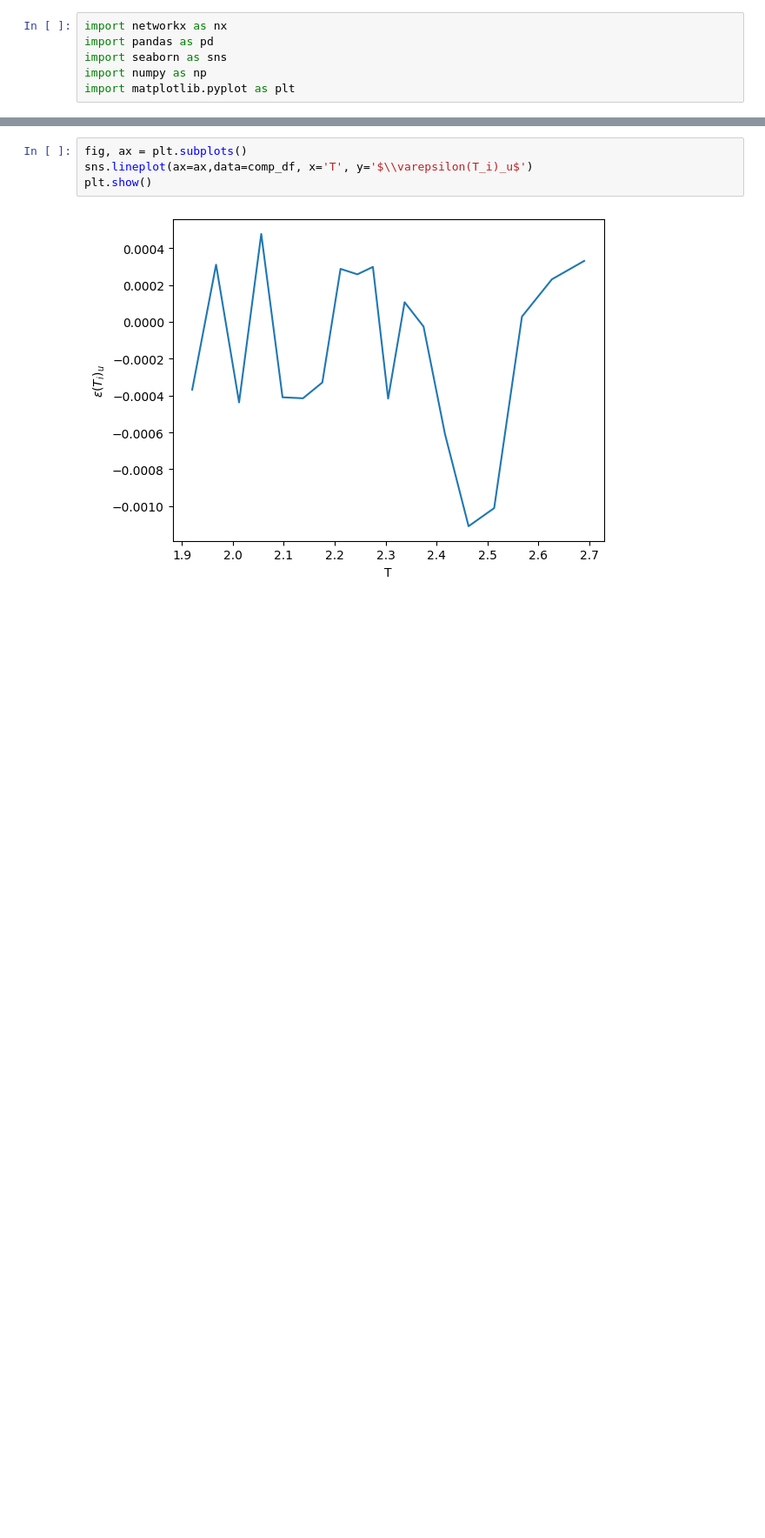
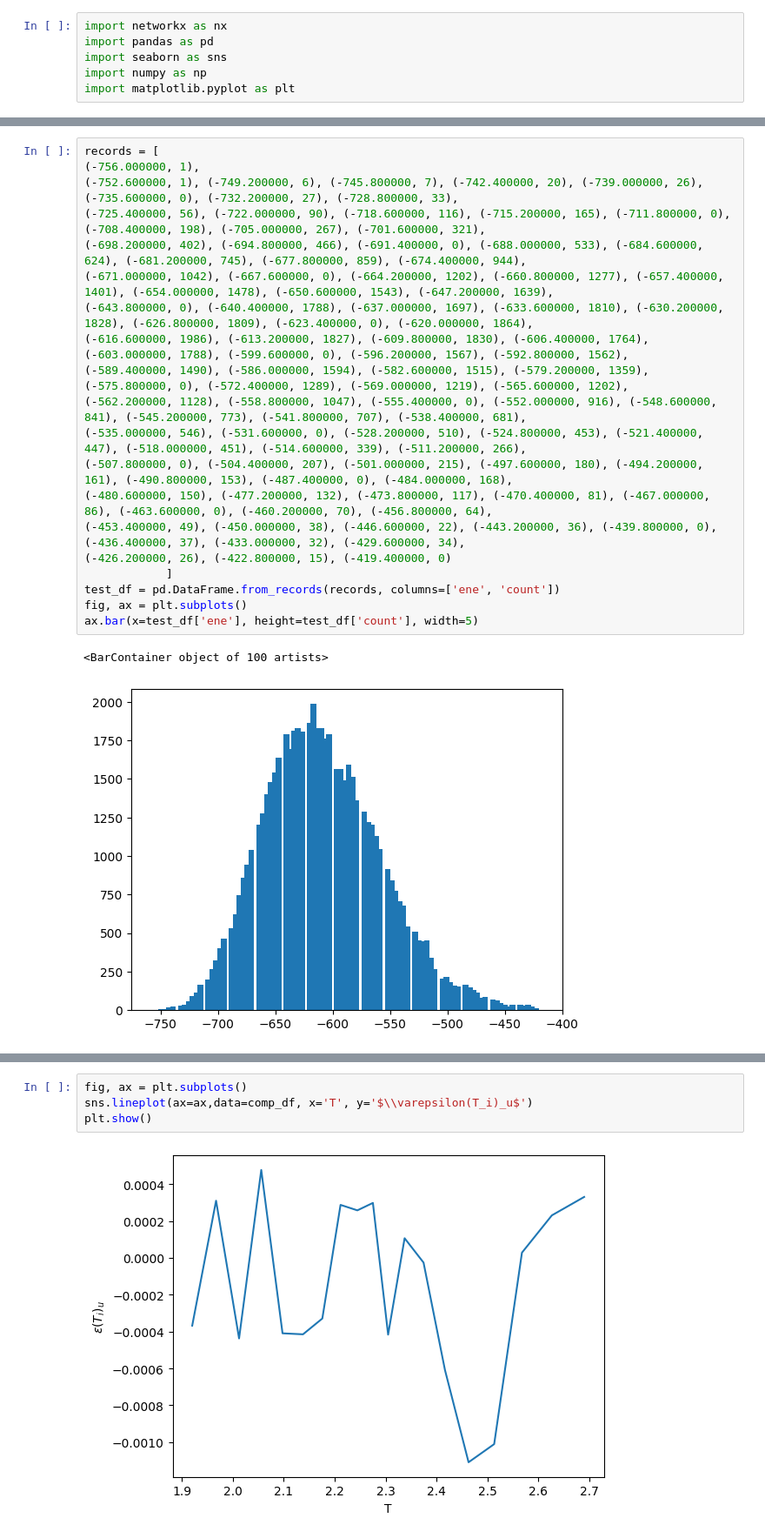
Before and after one commit to mxburns2022/PT-ICM, a Jupyter notebook: notebooks/scratch.ipynb, the cells around one changed output, grey strips where cells are left out. Shown at 87% size. Saved outputs shown, nothing was run; the diff lists cells and outputs as text; blank space fills up the shorter version.

```diff
--- a/notebooks/scratch.ipynb
+++ b/notebooks/scratch.ipynb
@@ -6,0 +17,23 @@ import matplotlib.pyplot as plt
+# %%
+records = [
+(-756.000000, 1),
+(-752.600000, 1), (-749.200000, 6), (-745.800000, 7), (-742.400000, 20), (-739.000000, 26), (-735.600000, 0), (-732.200000, 27), (-728.800000, 33),
+(-725.400000, 56), (-722.000000, 90), (-718.600000, 116), (-715.200000, 165), (-711.800000, 0), (-708.400000, 198), (-705.000000, 267), (-701.600000, 321),
+(-698.200000, 402), (-694.800000, 466), (-691.400000, 0), (-688.000000, 533), (-684.600000, 624), (-681.200000, 745), (-677.800000, 859), (-674.400000, 944),
+(-671.000000, 1042), (-667.600000, 0), (-664.200000, 1202), (-660.800000, 1277), (-657.400000, 1401), (-654.000000, 1478), (-650.600000, 1543), (-647.200000, 1639),
+(-643.800000, 0), (-640.400000, 1788), (-637.000000, 1697), (-633.600000, 1810), (-630.200000, 1828), (-626.800000, 1809), (-623.400000, 0), (-620.000000, 1864),
+(-616.600000, 1986), (-613.200000, 1827), (-609.800000, 1830), (-606.400000, 1764), (-603.000000, 1788), (-599.600000, 0), (-596.200000, 1567), (-592.800000, 1562),
+(-589.400000, 1490), (-586.000000, 1594), (-582.600000, 1515), (-579.200000, 1359), (-575.800000, 0), (-572.400000, 1289), (-569.000000, 1219), (-565.600000, 1202),
+(-562.200000, 1128), (-558.800000, 1047), (-555.400000, 0), (-552.000000, 916), (-548.600000, 841), (-545.200000, 773), (-541.800000, 707), (-538.400000, 681),
+(-535.000000, 546), (-531.600000, 0), (-528.200000, 510), (-524.800000, 453), (-521.400000, 447), (-518.000000, 451), (-514.600000, 339), (-511.200000, 266),
+(-507.800000, 0), (-504.400000, 207), (-501.000000, 215), (-497.600000, 180), (-494.200000, 161), (-490.800000, 153), (-487.400000, 0), (-484.000000, 168),
+(-480.600000, 150), (-477.200000, 132), (-473.800000, 117), (-470.400000, 81), (-467.000000, 86), (-463.600000, 0), (-460.200000, 70), (-456.800000, 64),
+(-453.400000, 49), (-450.000000, 38), (-446.600000, 22), (-443.200000, 36), (-439.800000, 0), (-436.400000, 37), (-433.000000, 32), (-429.600000, 34),
+(-426.200000, 26), (-422.800000, 15), (-419.400000, 0)
+            ]
+test_df = pd.DataFrame.from_records(records, columns=['ene', 'count'])
+fig, ax = plt.subplots()
+ax.bar(x=test_df['ene'], height=test_df['count'], width=5)
+# %% [output]
+<BarContainer object of 100 artists>
+[figure, added]
```
Also changed, not shown: parts of 3 cells of this notebook, 10 other files.
